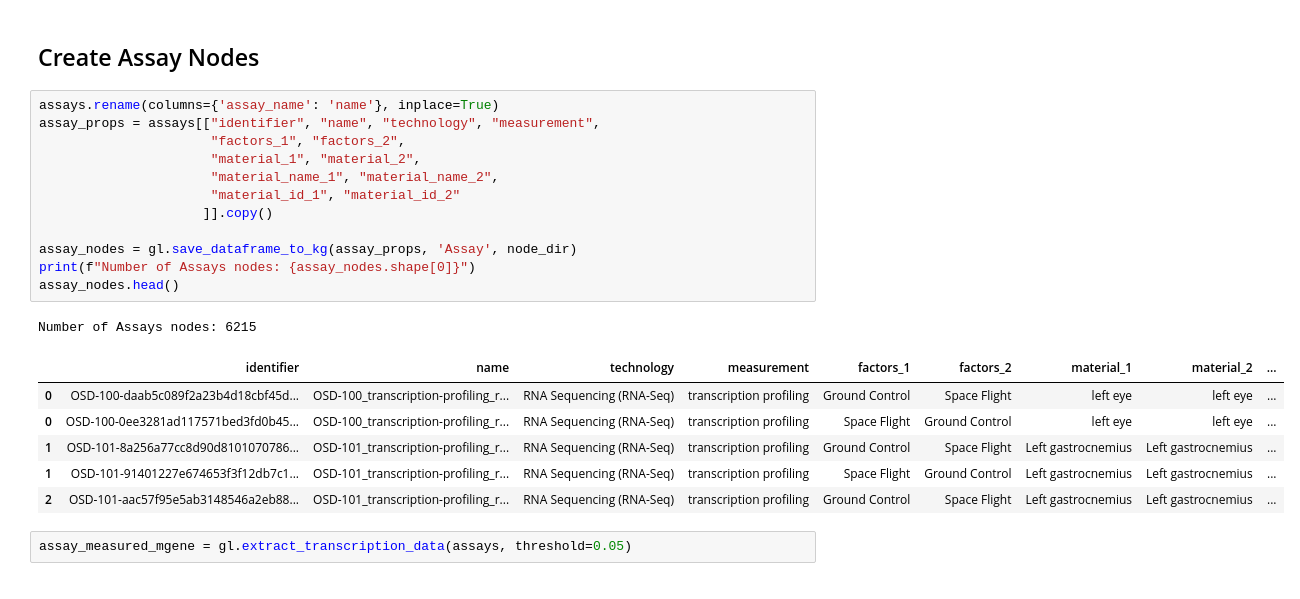
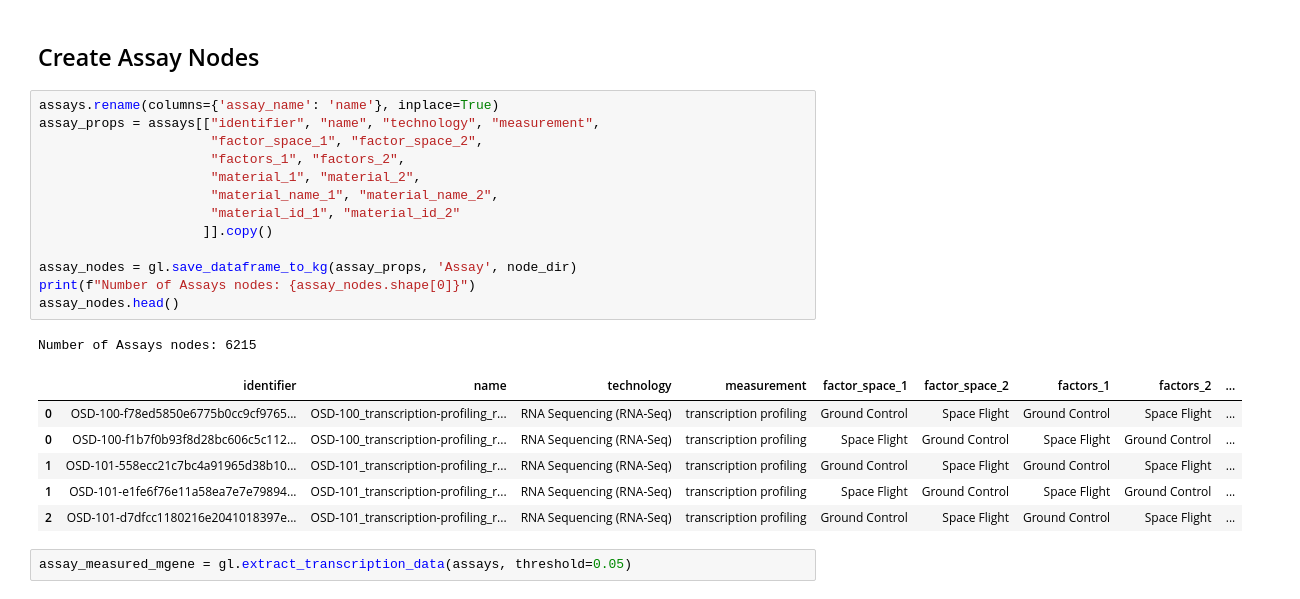
Before and after one commit to asaravia-butler/spoke_genelab, a Jupyter notebook: notebooks/4_create_assay_nodes.ipynb, the cells around one changed output. Saved outputs shown, nothing was run; the diff lists cells and outputs as text.

Commit message:
made edge name more expressive, added factor_space_1/2 to Assay

```diff
--- a/notebooks/4_create_assay_nodes.ipynb
+++ b/notebooks/4_create_assay_nodes.ipynb
@@ -194,23 +194,24 @@ Number of Assay-INVESTIGATED_ASiCT-CellType: 1134
 # %%
 assays.rename(columns={'assay_name': 'name'}, inplace=True)
 assay_props = assays[["identifier", "name", "technology", "measurement",
+                      "factor_space_1", "factor_space_2",
                       "factors_1", "factors_2",
                       "material_1", "material_2",
                       "material_name_1", "material_name_2",
                       "material_id_1", "material_id_2"
                      ]].copy()
 
 assay_nodes = gl.save_dataframe_to_kg(assay_props, 'Assay', node_dir)
 print(f"Number of Assays nodes: {assay_nodes.shape[0]}")
 assay_nodes.head()
 # %% [output]
 Number of Assays nodes: 6215
-|  | identifier | name | technology | measurement | factors_1 | factors_2 | material_1 | material_2 | ... |
-| 0 | OSD-100-daab5c089f2a23b4d18cbf45d... | OSD-100_transcription-profiling_r... | RNA Sequencing (RNA-Seq) | transcription profiling | Ground Control | Space Flight | left eye | left eye | ... |
-| 0 | OSD-100-0ee3281ad117571bed3fd0b45... | OSD-100_transcription-profiling_r... | RNA Sequencing (RNA-Seq) | transcription profiling | Space Flight | Ground Control | left eye | left eye | ... |
-| 1 | OSD-101-8a256a77cc8d90d8101070786... | OSD-101_transcription-profiling_r... | RNA Sequencing (RNA-Seq) | transcription profiling | Ground Control | Space Flight | Left gastrocnemius | Left gastrocnemius | ... |
-| 1 | OSD-101-91401227e674653f3f12db7c1... | OSD-101_transcription-profiling_r... | RNA Sequencing (RNA-Seq) | transcription profiling | Space Flight | Ground Control | Left gastrocnemius | Left gastrocnemius | ... |
-| 2 | OSD-101-aac57f95e5ab3148546a2eb88... | OSD-101_transcription-profiling_r... | RNA Sequencing (RNA-Seq) | transcription profiling | Ground Control | Space Flight | Left gastrocnemius | Left gastrocnemius | ... |
+|  | identifier | name | technology | measurement | factor_space_1 | factor_space_2 | factors_1 | factors_2 | ... |
+| 0 | OSD-100-f78ed5850e6775b0cc9cf9765... | OSD-100_transcription-profiling_r... | RNA Sequencing (RNA-Seq) | transcription profiling | Ground Control | Space Flight | Ground Control | Space Flight | ... |
+| 0 | OSD-100-f1b7f0b93f8d28bc606c5c112... | OSD-100_transcription-profiling_r... | RNA Sequencing (RNA-Seq) | transcription profiling | Space Flight | Ground Control | Space Flight | Ground Control | ... |
+| 1 | OSD-101-558ecc21c7bc4a91965d38b10... | OSD-101_transcription-profiling_r... | RNA Sequencing (RNA-Seq) | transcription profiling | Ground Control | Space Flight | Ground Control | Space Flight | ... |
+| 1 | OSD-101-e1fe6f76e11a58ea7e7e79894... | OSD-101_transcription-profiling_r... | RNA Sequencing (RNA-Seq) | transcription profiling | Space Flight | Ground Control | Space Flight | Ground Control | ... |
+| 2 | OSD-101-d7dfcc1180216e2041018397e... | OSD-101_transcription-profiling_r... | RNA Sequencing (RNA-Seq) | transcription profiling | Ground Control | Space Flight | Ground Control | Space Flight | ... |
 # %%
 assay_measured_mgene = gl.extract_transcription_data(assays, threshold=0.05)
 # %% [output]
```
Also changed, not shown: parts of 7 cells of this notebook, 6 other files.
